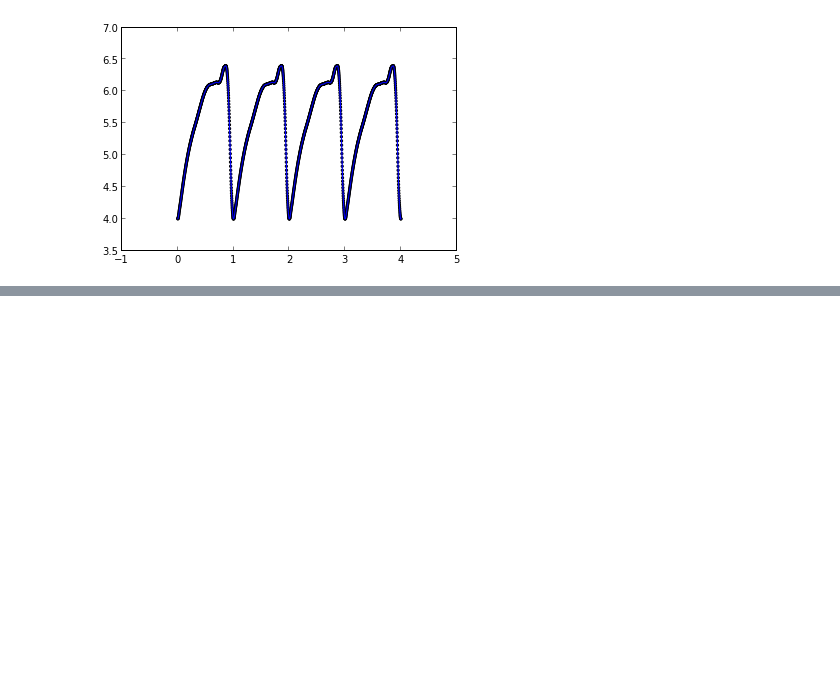
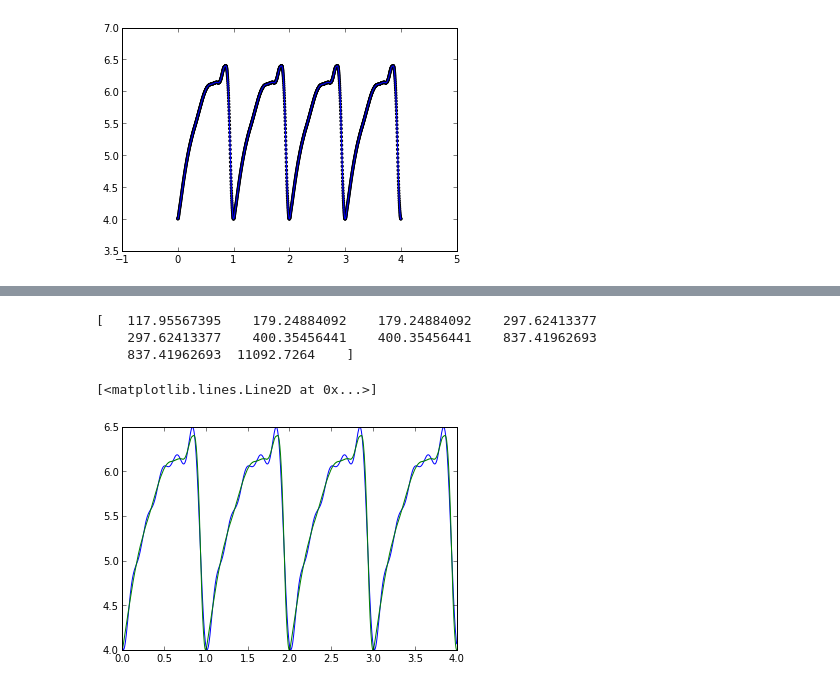
Before and after one commit to jscalderon3227/Tarea-5, a Jupyter notebook: Untitled1.ipynb, the cells around one changed output, grey strips where cells are left out. Saved outputs shown, nothing was run; the diff lists cells and outputs as text; code cells hidden in the pictures; blank space fills up the shorter version.

```diff
--- a/Untitled1.ipynb
+++ b/Untitled1.ipynb
@@ -106,0 +86,22 @@ plt.plot(tiempo2,lagrange(tiempo2))
+# %%
+#Si tomamos por ejemplo los 10 mayores valores
+
+mayores=orden[-10::]
+size(mayores)
+print(mayores)
+rango=size(transformada)
+#hacemos cero la función en los puntos donde no hay maximos
+for i in range(rango):
+    valoradefinir=abs(transformada[i])
+    if(valoradefinir<min(mayores)):
+        transformada[i]=0.0
+
+cleanf = ifft(transformada)
+plot(data[:,0],cleanf,c='b')
+plot(tiempo,lagrange(tiempo))
+# %% [output]
+[   117.95567395    179.24884092    179.24884092    297.62413377
+    297.62413377    400.35456441    400.35456441    837.41962693
+    837.41962693  11092.7264    ]
+[<matplotlib.lines.Line2D at 0x...>]
+[figure, added]
```
Also changed, not shown: parts of 19 cells of this notebook.
